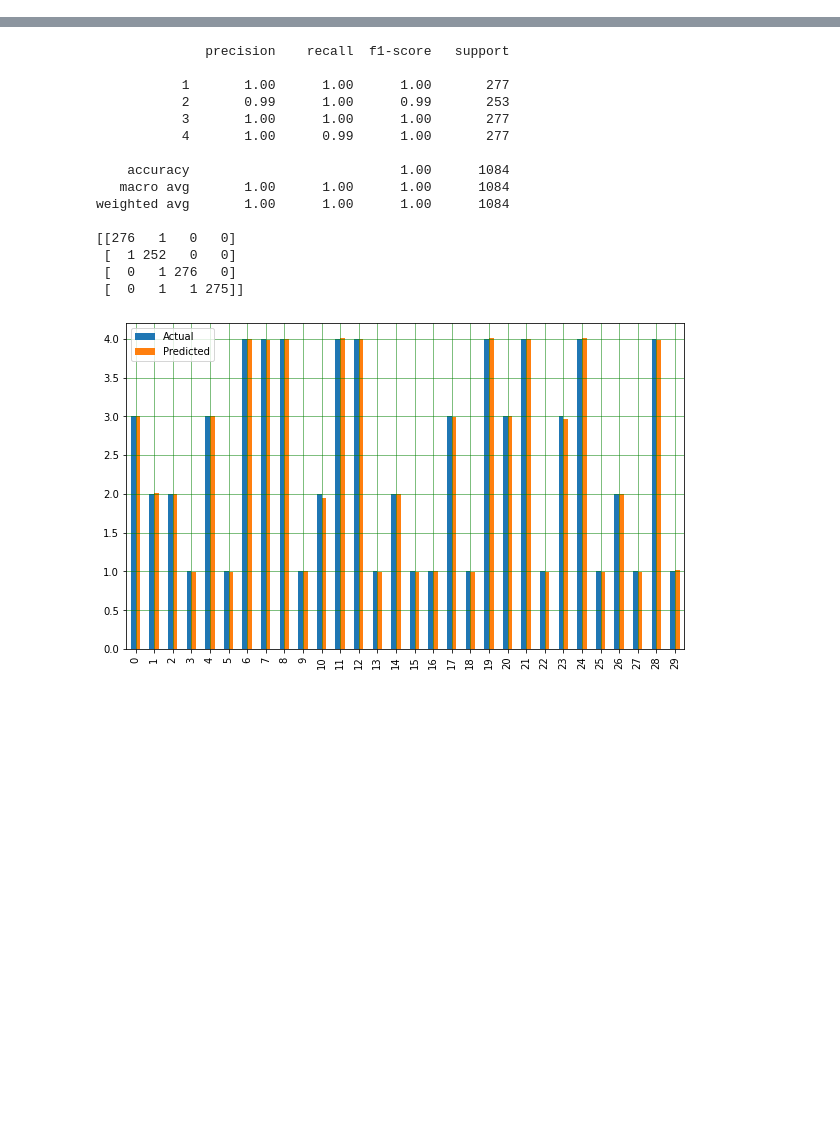
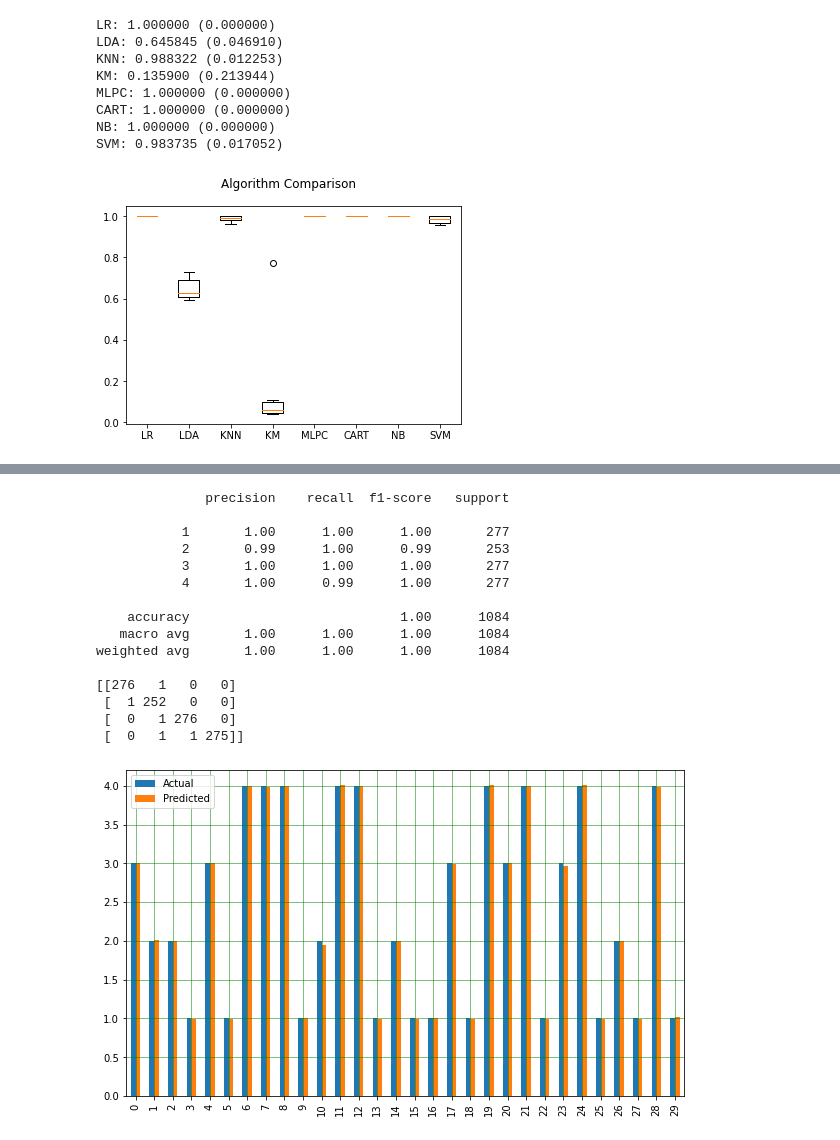
Before and after one commit to PatrickBassan/Chuville, a Jupyter notebook: Chuville.ipynb, the cells around one changed output, grey strips where cells are left out. Drawn from its saved outputs; the diff is of its cells as text; code cells hidden in the pictures; blank space fills up the shorter version.

```diff
--- a/Chuville.ipynb
+++ b/Chuville.ipynb
@@ -3,3 +34,83 @@
+# %%
+from imblearn.over_sampling import SMOTE
+import numpy as np
+import pandas as pd
+
+df = pd.read_csv("NAN chuville.csv", names=['Data','Chuva', 'Mare', 'Lua', 'Alagou'])
+df['Chuva'] = df['Chuva'].fillna(df['Chuva'].median())
+
+# X = df.iloc[:, 1:-1].values
+# Y = df.iloc[:, 3].values
+X_train = df.drop('Alagou',axis=1)
+X_train = df.drop('Data',axis=1)
+y = df['Alagou']
+
+#Visualizando a quantidade de dados por classe antes da execução do SMOTE
+np.bincount(y)
+
+smt = SMOTE()
+X_smt, y_smt = smt.fit_resample(X_train, y)
+
+# #Visualizando a quantidade de dados por classe após a execução do SMOTE
+np.bincount(y_smt)
+
+# Comparação de Modelos
+import matplotlib.pyplot as plt
+from sklearn import model_selection
+from sklearn.linear_model import LogisticRegression
+from sklearn.tree import DecisionTreeClassifier
+from sklearn.neighbors import KNeighborsClassifier
+from sklearn.discriminant_analysis import LinearDiscriminantAnalysis
+from sklearn.naive_bayes import GaussianNB
+from sklearn.svm import SVC
+from sklearn.cluster import KMeans
+from sklearn.neural_network import MLPClassifier
+
+
+from sklearn.preprocessing import StandardScaler
+scaler = StandardScaler()
+scaler.fit(X_smt)
+
+X = scaler.transform(X_smt)
+
+# Preparando modelos
+models = []
+models.append(('LR', LogisticRegression()))
+models.append(('LDA', LinearDiscriminantAnalysis()))
+models.append(('KNN', KNeighborsClassifier()))
+models.append(('KM', KMeans()))
+models.append(('MLPC', MLPClassifier()))
+models.append(('CART', DecisionTreeClassifier()))
+models.append(('NB', GaussianNB()))
+models.append(('SVM', SVC()))
+# Avaliando cada modelo
+results = []
+names = []
+scoring = 'accuracy'
+for name, model in models:
+	kfold = model_selection.KFold(n_splits=10)
+	cv_results = model_selection.cross_val_score(model, X_smt, y_smt, cv=kfold, scoring=scoring)
+	results.append(cv_results)
+	names.append(name)
+	msg = "%s: %f (%f)" % (name, cv_results.mean(), cv_results.std())
+	print(msg)
+# Gráfico
+fig = plt.figure()
+fig.suptitle('Algorithm Comparison')
+ax = fig.add_subplot(111)
+plt.boxplot(results)
+ax.set_xticklabels(names)
+plt.show()
+# %% [output]
+LR: 1.000000 (0.000000)
+LDA: 0.645845 (0.046910)
+KNN: 0.988322 (0.012253)
+KM: 0.135900 (0.213944)
+MLPC: 1.000000 (0.000000)
+CART: 1.000000 (0.000000)
+NB: 1.000000 (0.000000)
+SVM: 0.983735 (0.017052)
+[figure, added]
 # %%
 # Comparação de Modelos
 import pandas as pd
```
Also changed, not shown: parts of 3 cells of this notebook.
